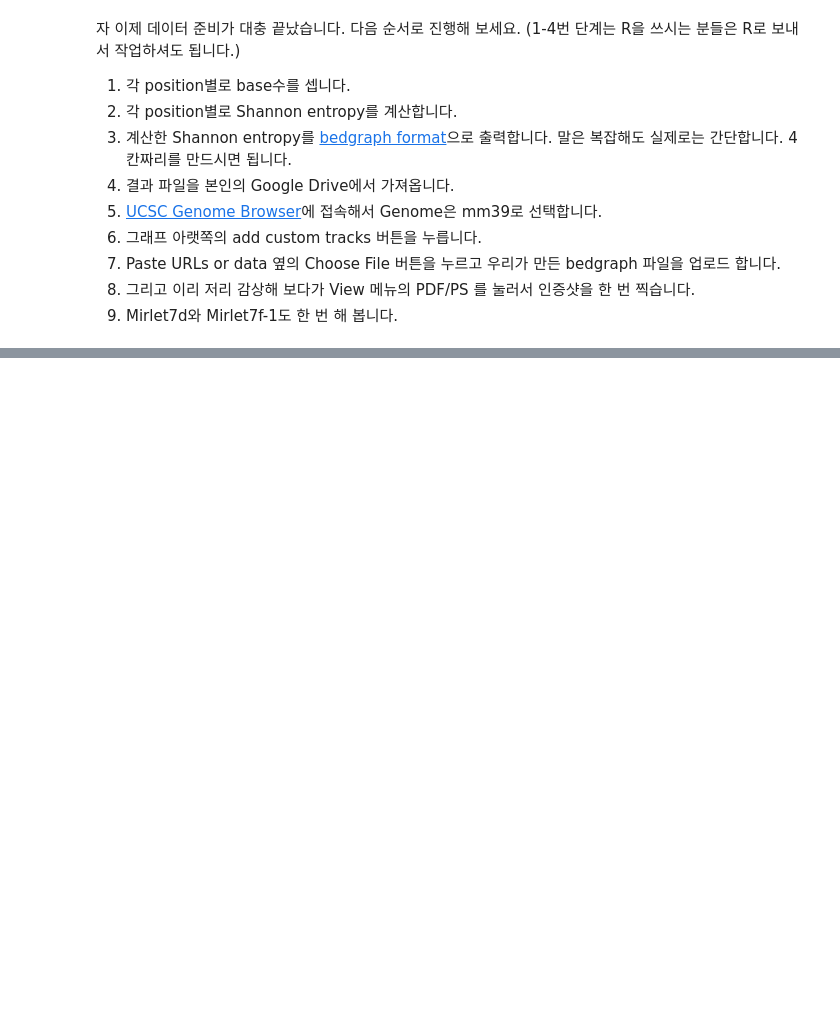
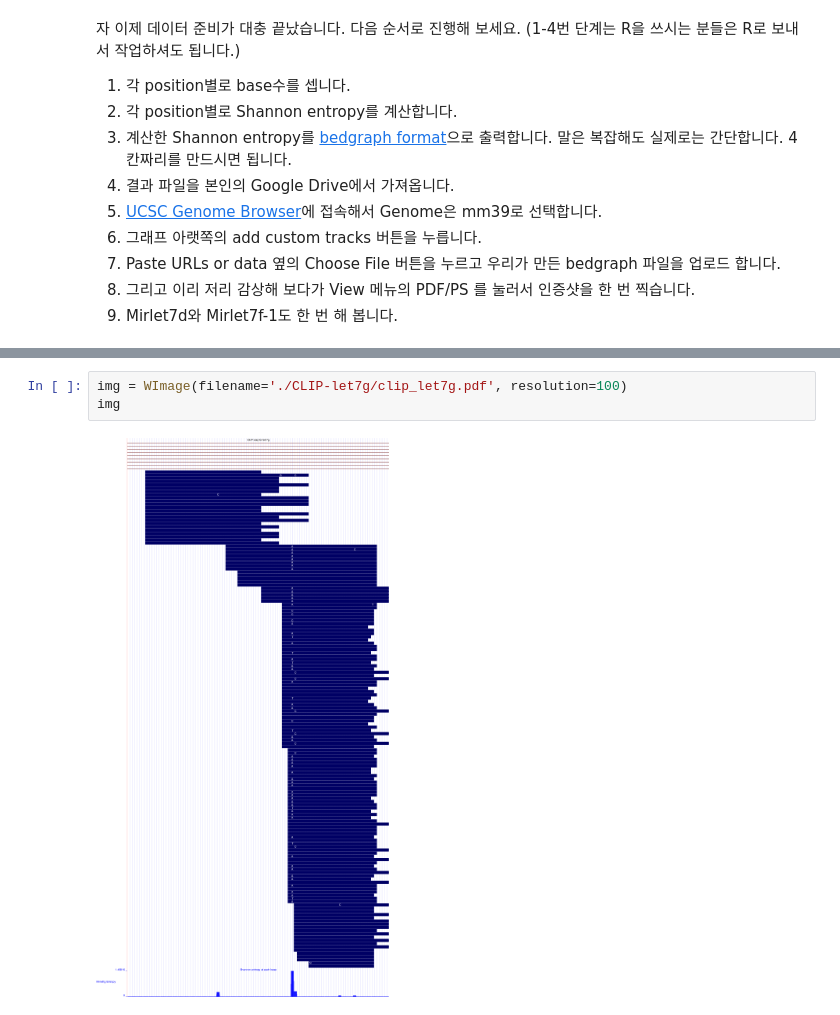
Before and after one commit to whatabean/assignment_bin, a Jupyter notebook: CoLab_TermProj_2025_3.ipynb, the cells around one changed output, grey strips where cells are left out. Saved outputs shown, nothing was run; the diff lists cells and outputs as text; blank space fills up the shorter version.

```diff
--- a/CoLab_TermProj_2025_3.ipynb
+++ b/CoLab_TermProj_2025_3.ipynb
@@ -446,0 +334,5 @@ view
+# %%
+img = WImage(filename='./CLIP-let7g/clip_let7g.pdf', resolution=100)
+img
+# %% [output]
+[figure, added]
```
Also changed, not shown: parts of 10 cells of this notebook.
